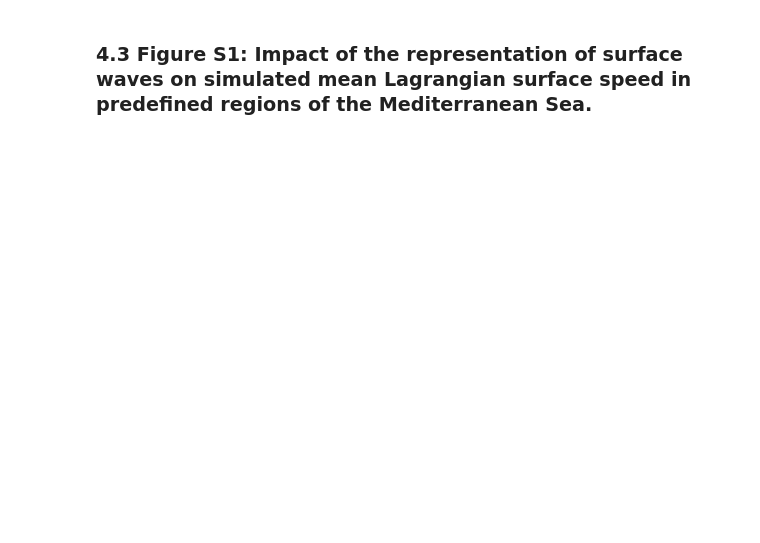
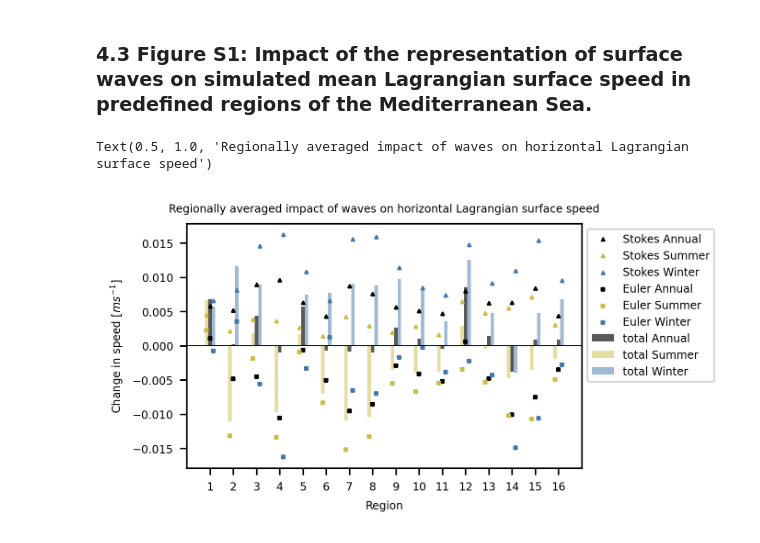
Before and after one commit to sruehs/RuehsEtAl2024_ImpactWavesSurfaceDispersal, a Jupyter notebook: Eval-Speed_Plot-Fig3Fig4FigS1.ipynb, the cells around one changed output. Cells and saved outputs as stored; diff of their text form; code cells hidden in the pictures; blank space fills up the shorter version.

```diff
--- a/Eval-Speed_Plot-Fig3Fig4FigS1.ipynb
+++ b/Eval-Speed_Plot-Fig3Fig4FigS1.ipynb
@@ -671,36 +674,36 @@ fig.savefig('../figs/png-transparent/fig04.png', dpi=300,
 # %%
 # Impact of waves on speed (regionally averaged)
 
 
 nctic = 5
 zlev = 0
 
 colm = cm.RdBu_r
 levs = np.arange(-0.02, 0.02, 0.002)
 norm = colors.BoundaryNorm(boundaries=levs+0.002/2, ncolors=colm.N)
 ncticks = [-0.016, -0.008, 0, 0.008, 0.016]
 
 fig = plt.figure(figsize=(6,6), dpi=300, constrained_layout=False)
 gs = fig.add_gridspec(nrows=6, ncols=3,
                       left=0.1, right=0.9,
                       wspace=0.03, hspace=0.07)
 gs2 = fig.add_gridspec(nrows=5, ncols=5,
                       left=0.1, right=0.9,
                       wspace=0.05, hspace=0.15)
 gscbar = fig.add_gridspec(nrows=6, ncols=100,
                           left=0.1, right=1.0,
                           wspace=0.03, hspace=0.07)
 
 
 ## Overall region statistics
 ax = fig.add_subplot(gs2[0:2,1:4])
 build_subplot_regstats(Tot_ann,Tot_jja,Tot_djf,Sto_ann,Sto_jja,Sto_djf,Eul_ann,Eul_jja,Eul_djf)
 ax.set_xlabel('Region', fontsize=fs)
 ax.set_ylabel('Change in speed [$m s^{-1}$]', fontsize=fs)
 ax.set_title('Regionally averaged impact of waves on horizontal Lagrangian surface speed', fontsize=fs)
-at = AnchoredText('a)', prop=dict(size=fs), frameon=True, loc='upper left')
-at.patch.set_linewidth(lw_box)
-ax.add_artist(at)
+# %% [output]
+Text(0.5, 1.0, 'Regionally averaged impact of waves on horizontal Lagrangian surface speed')
+[figure, added]
 # %%
 # save the Figure
 
```
Also changed, not shown: parts of 4 cells of this notebook.
